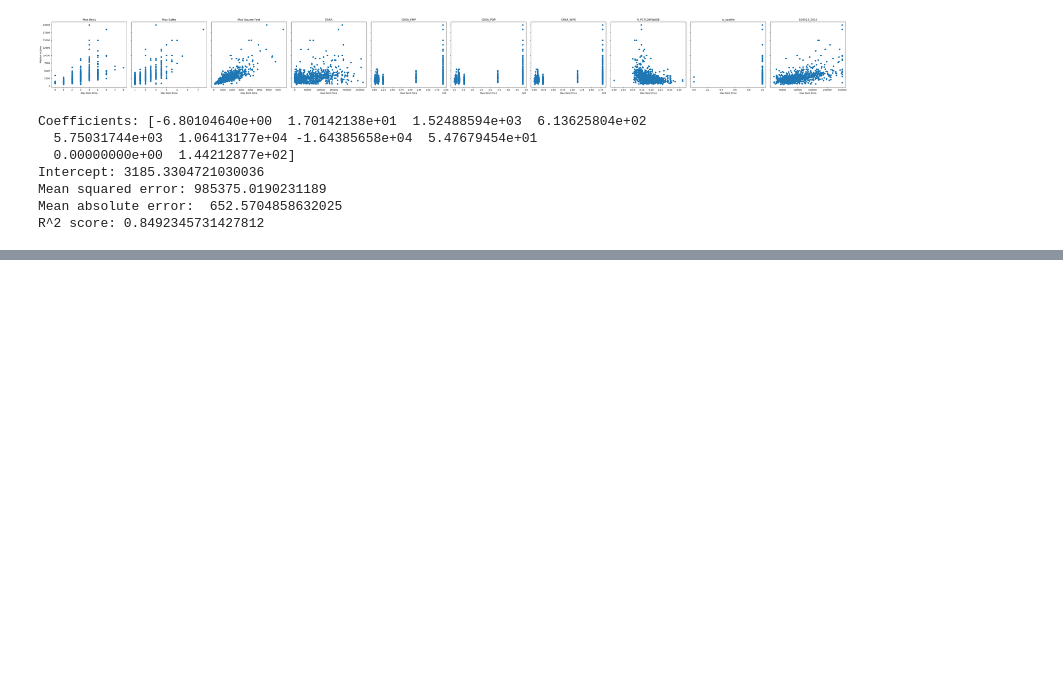
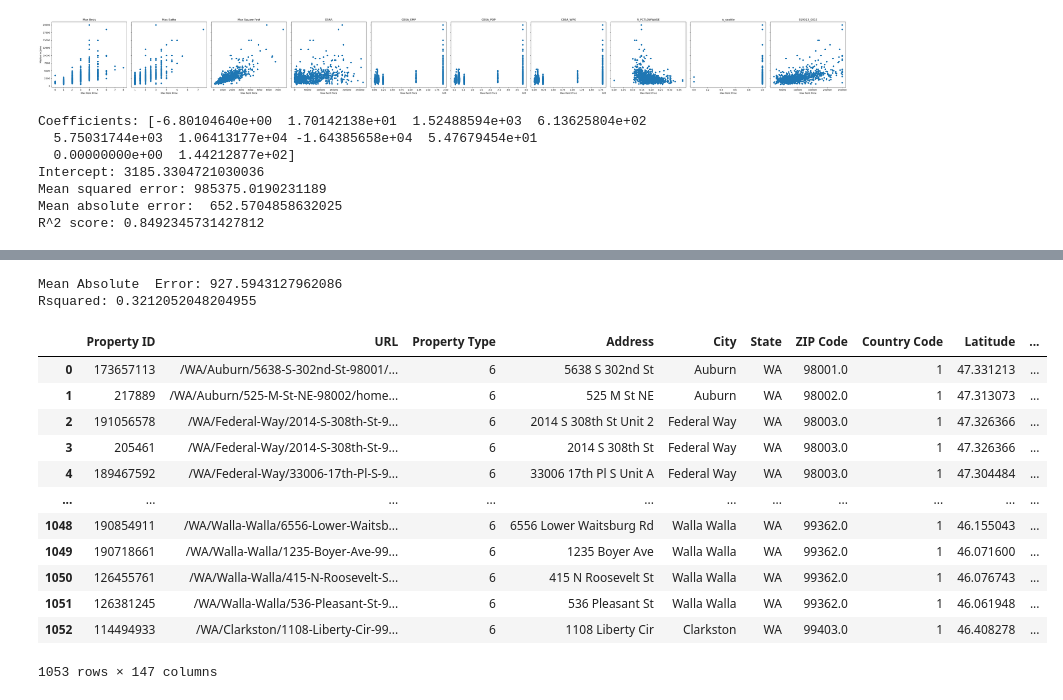
Before and after one commit to drago9773/stoebebirch, a Jupyter notebook: rent_prediction_exploration/rent_prediction_exploration.ipynb, the cells around one changed output, grey strips where cells are left out. Drawn from its saved outputs; the diff is of its cells as text; code cells hidden in the pictures; blank space fills up the shorter version.

```diff
--- a/rent_prediction_exploration/rent_prediction_exploration.ipynb
+++ b/rent_prediction_exploration/rent_prediction_exploration.ipynb
@@ -526,0 +593,56 @@ plt.plot([0, 10000], [0, 10000], 'k--', lw=2, label='y = x (Perfect Fit)')
+# %%
+from sklearn.neighbors import KNeighborsRegressor
+
+
+# features = ["Max Beds", "Max Baths", "Max Square Feet", "D5AR", "CBSA_EMP", "CBSA_POP",
+#             "CBSA_WRK", "R_PCTLOWWAGE", "B19013_001E", ]
+
+features = ["Latitude", "Longitude"]
+
+target = "Max Rent Price"
+
+knn_df = df_with_demo_income.dropna(subset=features + [target])
+
+X = knn_df[features]
+y = knn_df[target]
+
+# Split data into training and test sets
+X_train, X_test, y_train, y_test = train_test_split(X, y, test_size=0.2, random_state=42)
+
+# Initialize KNN Regressor
+knn_regressor = KNeighborsRegressor(n_neighbors=10, metric='euclidean')
+
+# Fit the model
+knn_regressor.fit(X_train, y_train)
+
+# Predict on the test set
+y_pred = knn_regressor.predict(X_test)
+
+# Evaluate the model
+mse = mean_absolute_error(y_test, y_pred)
+r2 = r2_score(y_test, y_pred)
+
+print(f"Mean Absolute  Error: {mse}")
+print(f"Rsquared: {r2}")
+# %% [output]
+Mean Absolute  Error: 927.5943127962086
+Rsquared: 0.3212052048204955
+# %%
+test_indices = X_test.index
+df_with_demo_income.loc[test_indices, 'KNN Max Rent Price'] = y_pred
+
+display(df_with_demo_income)
+# %% [output]
+|  | Property ID | URL | Property Type | Address | City | State | ZIP Code | Country Code | Latitude | ... |
+| 0 | 173657113 | /WA/Auburn/5638-S-302nd-St-98001/... | 6 | 5638 S 302nd St | Auburn | WA | 98001.0 | 1 | 47.331213 | ... |
+| 1 | 217889 | /WA/Auburn/525-M-St-NE-98002/home... | 6 | 525 M St NE | Auburn | WA | 98002.0 | 1 | 47.313073 | ... |
+| 2 | 191056578 | /WA/Federal-Way/2014-S-308th-St-9... | 6 | 2014 S 308th St Unit 2 | Federal Way | WA | 98003.0 | 1 | 47.326366 | ... |
+| 3 | 205461 | /WA/Federal-Way/2014-S-308th-St-9... | 6 | 2014 S 308th St | Federal Way | WA | 98003.0 | 1 | 47.326366 | ... |
+| 4 | 189467592 | /WA/Federal-Way/33006-17th-Pl-S-9... | 6 | 33006 17th Pl S Unit A | Federal Way | WA | 98003.0 | 1 | 47.304484 | ... |
+| ... | ... | ... | ... | ... | ... | ... | ... | ... | ... | ... |
+| 1048 | 190854911 | /WA/Walla-Walla/6556-Lower-Waitsb... | 6 | 6556 Lower Waitsburg Rd | Walla Walla | WA | 99362.0 | 1 | 46.155043 | ... |
+| 1049 | 190718661 | /WA/Walla-Walla/1235-Boyer-Ave-99... | 6 | 1235 Boyer Ave | Walla Walla | WA | 99362.0 | 1 | 46.071600 | ... |
+| 1050 | 126455761 | /WA/Walla-Walla/415-N-Roosevelt-S... | 6 | 415 N Roosevelt St | Walla Walla | WA | 99362.0 | 1 | 46.076743 | ... |
+| 1051 | 126381245 | /WA/Walla-Walla/536-Pleasant-St-9... | 6 | 536 Pleasant St | Walla Walla | WA | 99362.0 | 1 | 46.061948 | ... |
+| 1052 | 114494933 | /WA/Clarkston/1108-Liberty-Cir-99... | 6 | 1108 Liberty Cir | Clarkston | WA | 99403.0 | 1 | 46.408278 | ... |
+1053 rows × 147 columns
```
Also changed, not shown: parts of 13 cells of this notebook, 1 other file.
